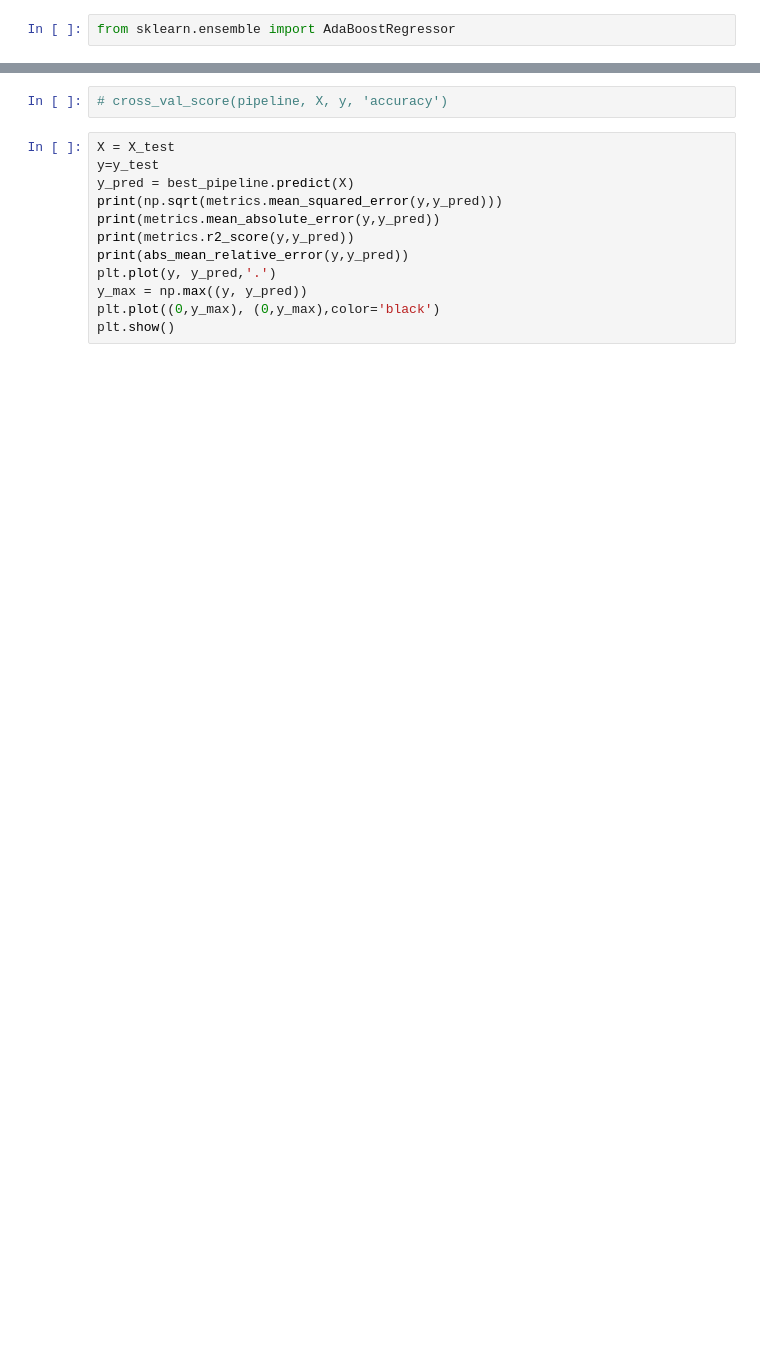
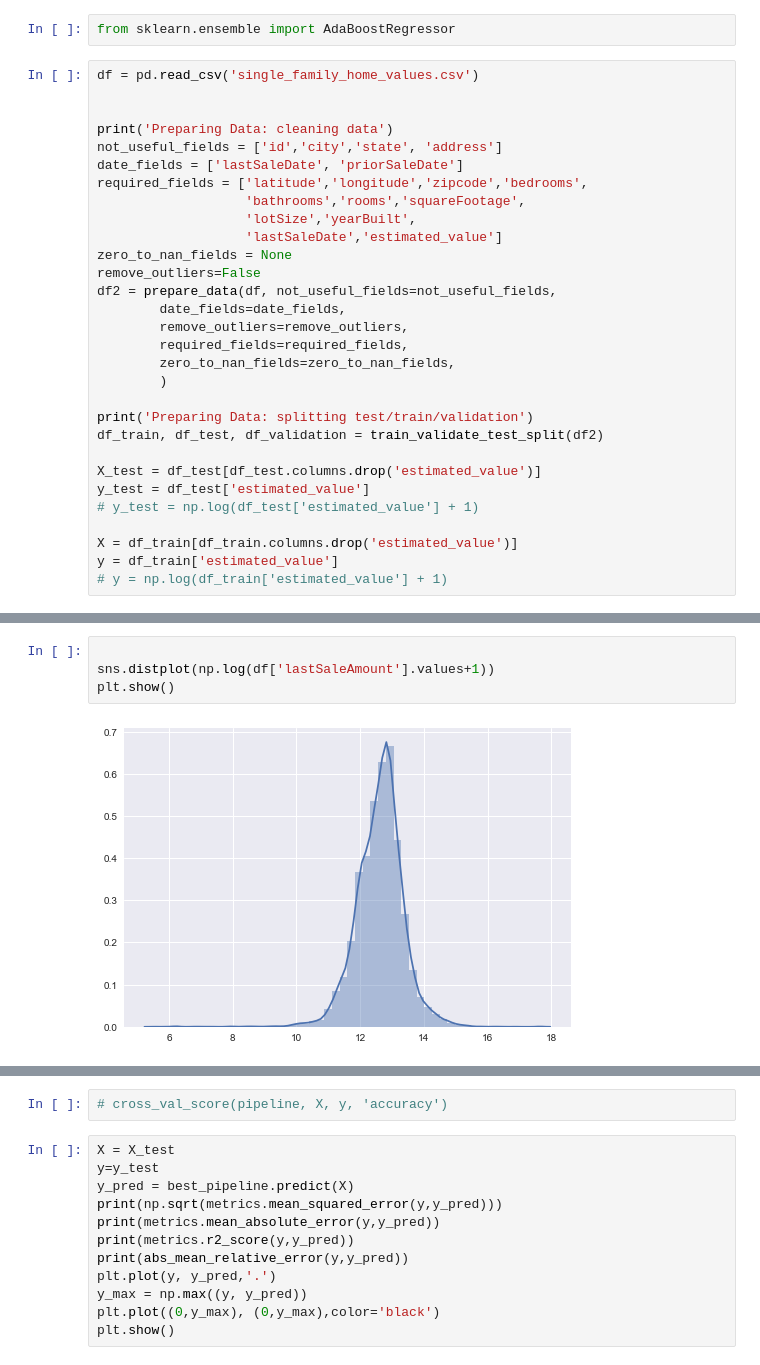
Before and after one commit to ideaian/housing_prices, a Jupyter notebook: improved_pipeline.ipynb, the cells around one changed output, grey strips where cells are left out. Cells and saved outputs as stored; diff of their text form; blank space fills up the shorter version.

```diff
--- a/improved_pipeline.ipynb
+++ b/improved_pipeline.ipynb
@@ -6,2 +11,32 @@ from sklearn.model_selection import (GridSearchCV, StratifiedKFold, cross_val_sc
 # %%
 from sklearn.ensemble import AdaBoostRegressor
+# %%
+df = pd.read_csv('single_family_home_values.csv')
+
+
+print('Preparing Data: cleaning data')
+not_useful_fields = ['id','city','state', 'address']
+date_fields = ['lastSaleDate', 'priorSaleDate']
+required_fields = ['latitude','longitude','zipcode','bedrooms',
+                   'bathrooms','rooms','squareFootage',
+                   'lotSize','yearBuilt',
+                   'lastSaleDate','estimated_value']
+zero_to_nan_fields = None
+remove_outliers=False
+df2 = prepare_data(df, not_useful_fields=not_useful_fields,
+        date_fields=date_fields,
+        remove_outliers=remove_outliers,
+        required_fields=required_fields,
+        zero_to_nan_fields=zero_to_nan_fields,
+        )
+
+print('Preparing Data: splitting test/train/validation')
+df_train, df_test, df_validation = train_validate_test_split(df2)
+
+X_test = df_test[df_test.columns.drop('estimated_value')]
+y_test = df_test['estimated_value']
+# y_test = np.log(df_test['estimated_value'] + 1)
+
+X = df_train[df_train.columns.drop('estimated_value')]
+y = df_train['estimated_value']
+# y = np.log(df_train['estimated_value'] + 1)
@@ -78,3 +126,9 @@ Evaluating model on testing data
+# %%
+
+sns.distplot(np.log(df['lastSaleAmount'].values+1))
+plt.show()
+# %% [output]
+[figure, added]
 # %%
 #: Work on using grid-searches
 params = {'forest__n_estimators':  (39,42)}
```
Also changed, not shown: parts of 11 cells of this notebook, 2 other files.
